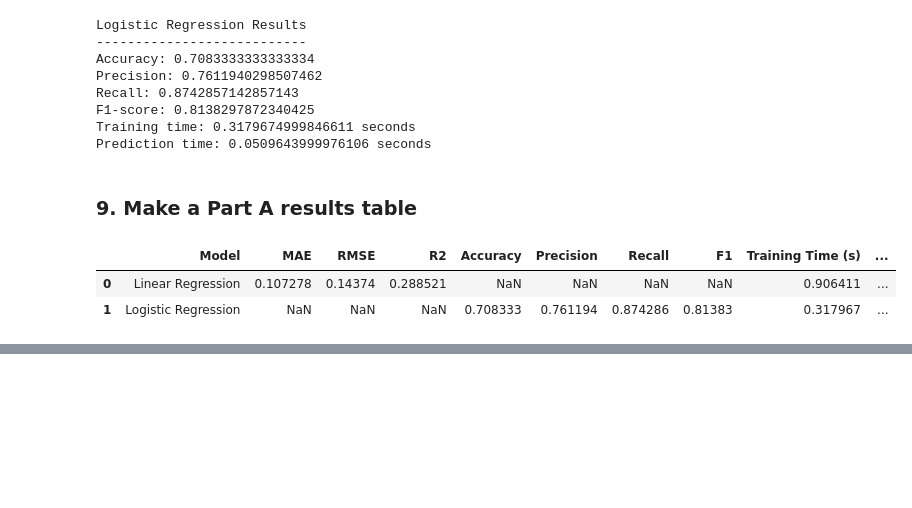
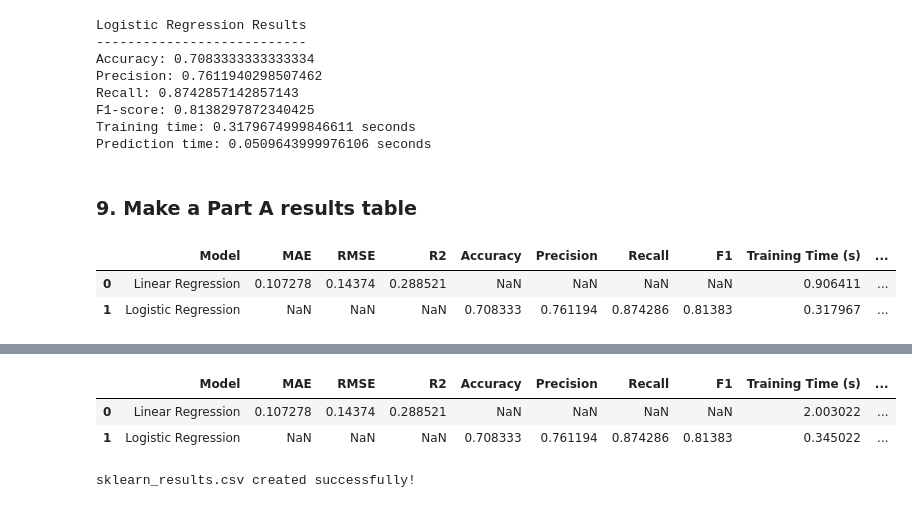
Before and after one commit to SteffiGeorge2708/202618018_SteffiGeorge_DS605, a Jupyter notebook: 202618018_Lab_5/Lab5_PartA_Sklearn_.ipynb, the cells around one changed output, grey strips where cells are left out. Cells and saved outputs as stored; diff of their text form; code cells hidden in the pictures; blank space fills up the shorter version.

```diff
--- a/202618018_Lab_5/Lab5_PartA_Sklearn_.ipynb
+++ b/202618018_Lab_5/Lab5_PartA_Sklearn_.ipynb
@@ -337,0 +740,71 @@ sklearn_results
+# %%
+# ============================================
+# CREATE AND SAVE SKLEARN RESULTS
+# ============================================
+
+sklearn_results = pd.DataFrame({
+    "Model": [
+        "Linear Regression",
+        "Logistic Regression"
+    ],
+
+    "MAE": [
+        mae,
+        np.nan
+    ],
+
+    "RMSE": [
+        rmse,
+        np.nan
+    ],
+
+    "R2": [
+        r2,
+        np.nan
+    ],
+
+    "Accuracy": [
+        np.nan,
+        accuracy
+    ],
+
+    "Precision": [
+        np.nan,
+        precision
+    ],
+
+    "Recall": [
+        np.nan,
+        recall
+    ],
+
+    "F1": [
+        np.nan,
+        f1
+    ],
+
+    "Training Time (s)": [
+        linear_training_time,
+        logistic_training_time
+    ],
+
+    "Prediction Time (s)": [
+        linear_prediction_time,
+        logistic_prediction_time
+    ]
+})
+
+display(sklearn_results)
+
+# Create the CSV file
+sklearn_results.to_csv(
+    "sklearn_results.csv",
+    index=False
+)
+
+print("sklearn_results.csv created successfully!")
+# %% [output]
+|  | Model | MAE | RMSE | R2 | Accuracy | Precision | Recall | F1 | Training Time (s) | ... |
+| 0 | Linear Regression | 0.107278 | 0.14374 | 0.288521 | NaN | NaN | NaN | NaN | 2.003022 | ... |
+| 1 | Logistic Regression | NaN | NaN | NaN | 0.708333 | 0.761194 | 0.874286 | 0.81383 | 0.345022 | ... |
+sklearn_results.csv created successfully!
```
Also changed, not shown: parts of 5 cells of this notebook, 9 other files.
